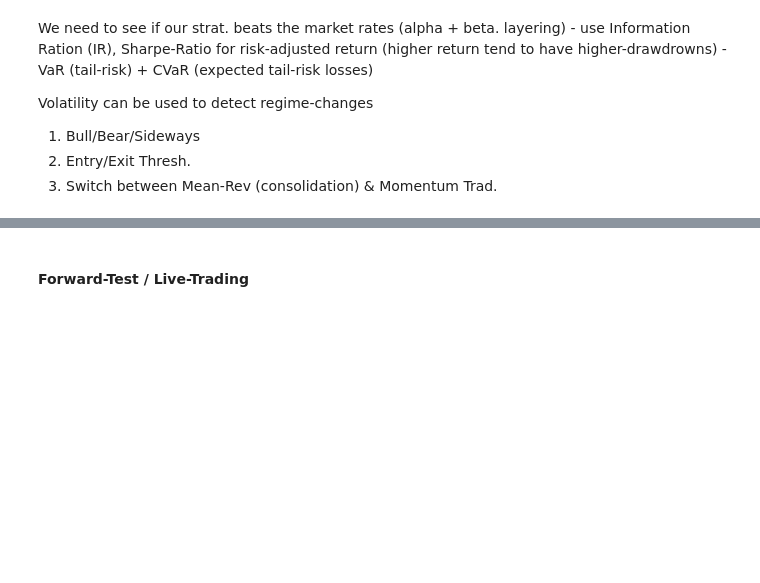
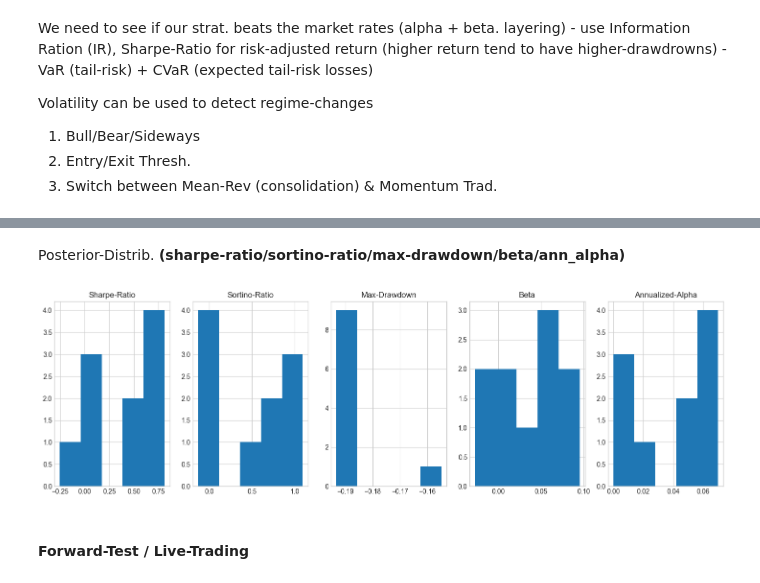
Before and after one commit to AlikMon88/ML-Pairs-Open, a Jupyter notebook: Research/research_v2.ipynb, the cells around one changed output, grey strips where cells are left out. Saved outputs shown, nothing was run; the diff lists cells and outputs as text; code cells hidden in the pictures; blank space fills up the shorter version.

```diff
--- a/Research/research_v2.ipynb
+++ b/Research/research_v2.ipynb
@@ -736,0 +764,15 @@ from utils.analytics import *
+# %%
+_ensmb_post = []
+for portfolio_eq_curve in _ensmb_list:
+    analytics = PortfolioAnalytics(portfolio_eq_curve, market_df, periods_per_year=365)
+    _ensmb_dict = analytics.display_summary(is_ensmb=True)
+    _ensmb_post.append(list(_ensmb_dict.values()))
+
+_ensmb_post = np.array(_ensmb_post).reshape(_ensmb_size, -1)
+_ensmb_post = np.swapaxes(_ensmb_post, 0, 1)
+
+print('---- Ensemble-Information (FLAWED - Time/Differention) ----')
+print(_ensmb_post.shape)
+e_mean, e_std = np.mean(_ensmb_post, axis=-1), np.std(_ensmb_post, axis=-1)
+for i, e in enumerate(list(_ensmb_dict.keys())):
+    print(f'{e} (mean/std): {e_mean[i]:.2f} +- {e_std[i]:.2f}')
@@ -737,3 +789,26 @@ from utils.analytics import *
+# %% [markdown]
+Posterior-Distrib. <b> (sharpe-ratio/sortino-ratio/max-drawdown/beta/ann_alpha) </b>
+# %%
+fig, axs = plt.subplots(1, 5, figsize=(18, 5))
+
+axs[0].hist(_ensmb_post[1, :], bins = _ensmb_post.shape[-1]//2)
+axs[0].set_title('Sharpe-Ratio')
+
+axs[1].hist(_ensmb_post[2, :], bins = _ensmb_post.shape[-1]//2)
+axs[1].set_title('Sortino-Ratio')
+
+axs[2].hist(_ensmb_post[3, :], bins = _ensmb_post.shape[-1]//2)
+axs[2].set_title('Max-Drawdown')
+
+axs[3].hist(_ensmb_post[5, :], bins = _ensmb_post.shape[-1]//2)
+axs[3].set_title('Beta')
+
+axs[4].hist(_ensmb_post[6, :], bins = _ensmb_post.shape[-1]//2)
+axs[4].set_title('Annualized-Alpha')
+
+plt.show()
+# %% [output]
+[figure, added]
 # %% [markdown]
 #### Forward-Test / Live-Trading
 # %%
```
Also changed, not shown: parts of 10 cells of this notebook, 1 other file.
